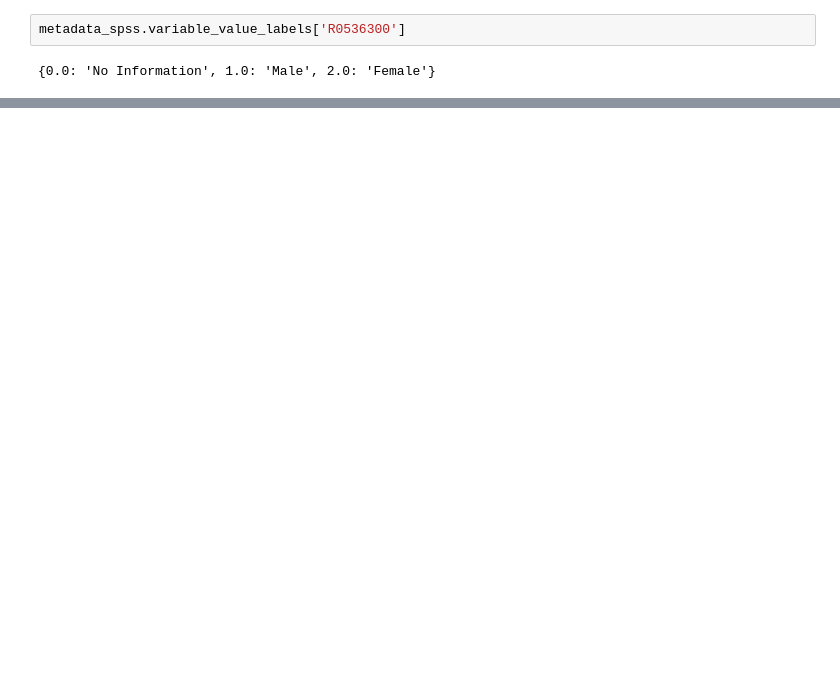
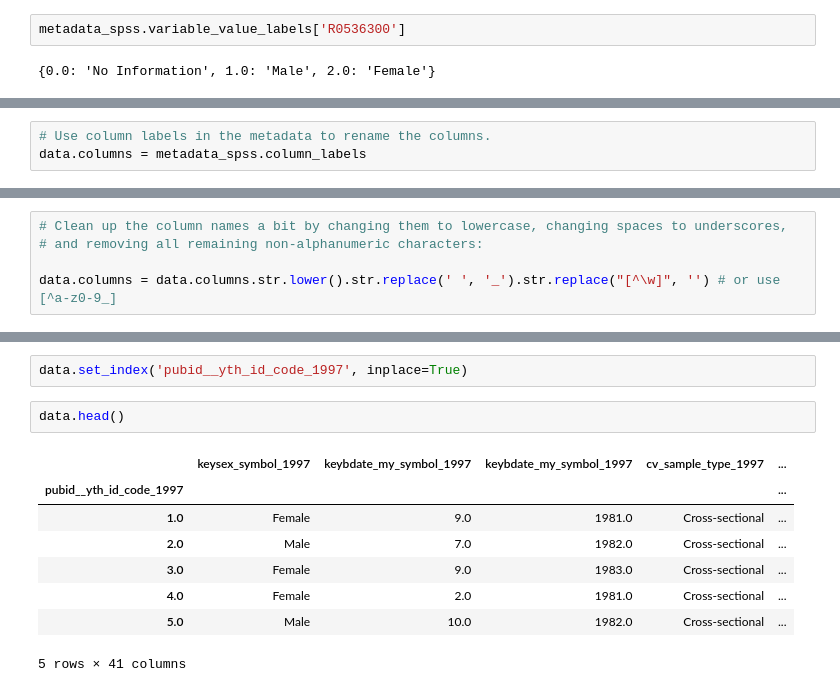
Before and after one commit to Adefioye/Learning-python, a Jupyter notebook: Python for data cleaning/Chapter 1/chap 1 code.ipynb, the cells around one changed output, grey strips where cells are left out. Saved outputs shown, nothing was run; the diff lists cells and outputs as text; blank space fills up the shorter version.

```diff
--- a/Python for data cleaning/Chapter 1/chap 1 code.ipynb
+++ b/Python for data cleaning/Chapter 1/chap 1 code.ipynb
@@ -499,0 +510,3 @@ data.
+# %%
+# Use column labels in the metadata to rename the columns.
+data.columns = metadata_spss.column_labels
@@ -499,0 +543,5 @@ data.
+# %%
+# Clean up the column names a bit by changing them to lowercase, changing spaces to underscores,
+# and removing all remaining non-alphanumeric characters:
+
+data.columns = data.columns.str.lower().str.replace(' ', '_').str.replace("[^\w]", '') # or use [^a-z0-9_]
@@ -499,0 +558,13 @@ data.
+# %%
+data.set_index('pubid__yth_id_code_1997', inplace=True)
+# %%
+data.head()
+# %% [output]
+|  | keysex_symbol_1997 | keybdate_my_symbol_1997 | keybdate_my_symbol_1997 | cv_sample_type_1997 | ... |
+| pubid__yth_id_code_1997 |  |  |  |  | ... |
+| 1.0 | Female | 9.0 | 1981.0 | Cross-sectional | ... |
+| 2.0 | Male | 7.0 | 1982.0 | Cross-sectional | ... |
+| 3.0 | Female | 9.0 | 1983.0 | Cross-sectional | ... |
+| 4.0 | Female | 2.0 | 1981.0 | Cross-sectional | ... |
+| 5.0 | Male | 10.0 | 1982.0 | Cross-sectional | ... |
+5 rows × 41 columns
```
Also changed, not shown: parts of 34 cells of this notebook.
